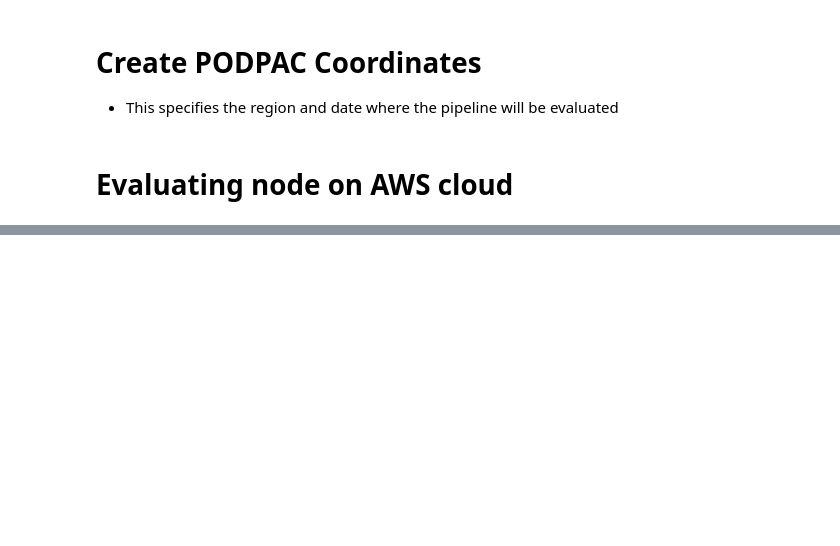
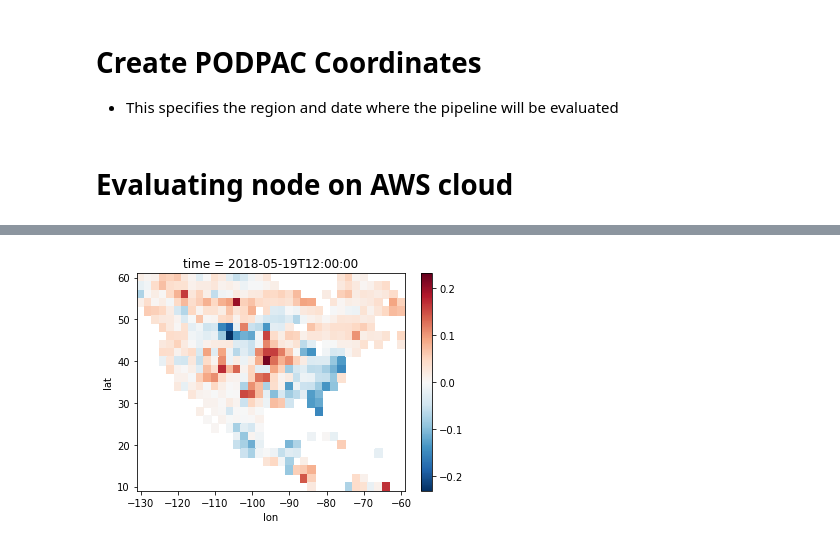
Before and after one commit to creare-com/podpac-examples, a Jupyter notebook: notebooks/3-processing/running-on-aws-lambda.ipynb, the cells around one changed output, grey strips where cells are left out. Drawn from its saved outputs; the diff is of its cells as text; code cells hidden in the pictures; blank space fills up the shorter version.

```diff
--- a/notebooks/3-processing/running-on-aws-lambda.ipynb
+++ b/notebooks/3-processing/running-on-aws-lambda.ipynb
@@ -161,3 +163,6 @@ pass
 # %%
-o = podpac.Node.from_json(diff.json).eval(podpac.Coordinates.from_json(coords.json))
+o = diff.eval(coords)
 o.plot()
+pass
+# %% [output]
+[figure, added]
```
Also changed, not shown: parts of 2 cells of this notebook.
